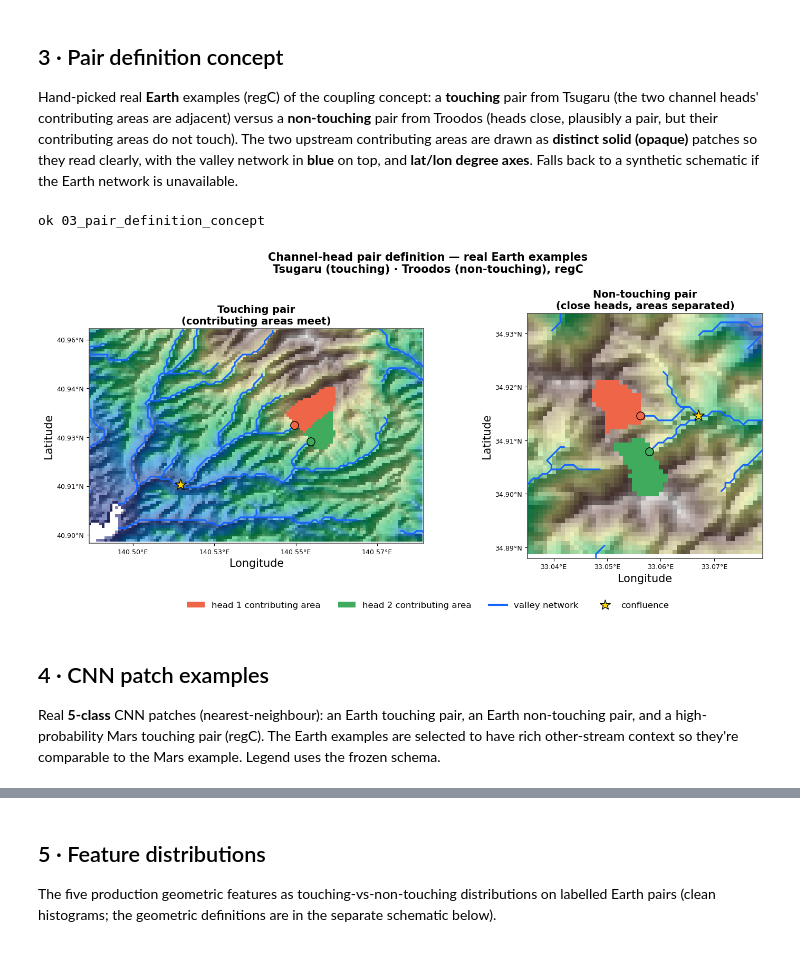
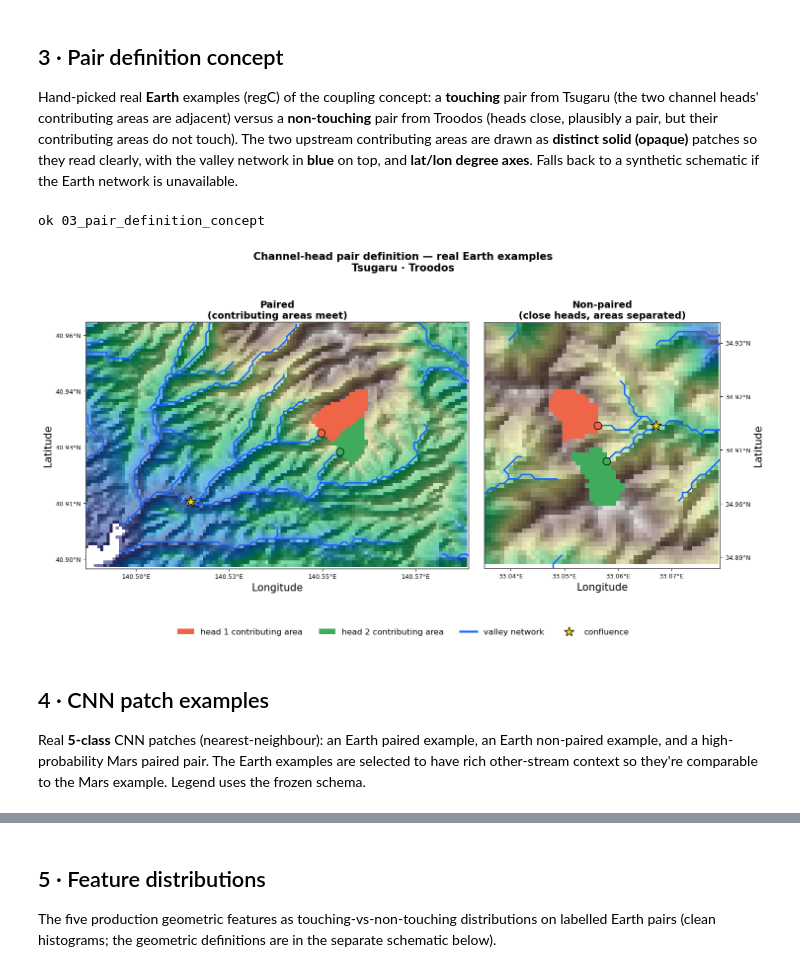
Before and after one commit to GP-Geo/CH_Project, a Jupyter notebook: notebooks/presentation/14_poster_figure_inventory.ipynb, the cells around one changed output, grey strips where cells are left out. Cells and saved outputs as stored; diff of their text form; code cells hidden in the pictures.

```diff
--- a/notebooks/presentation/14_poster_figure_inventory.ipynb
+++ b/notebooks/presentation/14_poster_figure_inventory.ipynb
@@ -270,15 +270,21 @@ try:
     if PRED is not None and segs_by_nid:
         cnt = PRED.groupby("network_id").size()
         cnt = cnt[cnt.index.isin(segs_by_nid)]
-        cc = cnt[(cnt >= 15) & (cnt <= 40)]
-        cc = cc if not cc.empty else cnt
-        nid = int((cc - cnt.median()).abs().idxmin())
-        sources += [paths.MARS_TOPOLOGY_GPKG, paths.MARS_HILLSHADE]
+        # Use a large, complex, well-framed valley network for the overview.
+        # Prefer the hand-picked one; otherwise fall back to the most complex
+        # (most segments) network so the panel stays rich if data changes.
+        PREFERRED_MARS_NET = 2
+        if PREFERRED_MARS_NET in cnt.index:
+            nid = PREFERRED_MARS_NET
+        else:
+            nseg = pd.Series({k: len(segs_by_nid[k]) for k in cnt.index})
+            nid = int(nseg.idxmax())
+        sources += [paths.MARS_TOPOLOGY_GPKG, paths.MARS_DEM]
         ext = plot_network_on_hillshade(
-            axes[1], segs_by_nid[nid], paths.MARS_HILLSHADE,
+            axes[1], segs_by_nid[nid], paths.MARS_DEM,
             nodes_n=nodes_by_nid.get(nid), outlet_geom=outlet_pt_by_nid.get(nid),
-            geographic_axes=True,
-            title=f"Mars — network {nid} on MOLA hillshade ({int(cnt[nid])} pairs)")
+            geographic_axes=True, dem_source=True, vert_exag=4.0,
+            title=f"Mars — network {nid} on MOLA DEM hillshade ({int(cnt[nid])} pairs)")
         if ext is None:  # MOLA unavailable -> clean vector fallback
             axes[1].clear()
             plot_network_overview(axes[1], segs_by_nid[nid], nodes_by_nid.get(nid),
@@ -332,60 +338,72 @@ try:
             pair_nets[b] = build_earth_basin_network(b, regime=SELECTED_REGIME)
             sources.append(paths.EXAMPLE_DEMS.get(b))
 
-    fig, axes = plt.subplots(1, 2, figsize=(15, 7))
+    # width_ratios match each map's width/height aspect (tsugaru 1.56, troodos
+    # 0.96) so both panels render the same height, fill their cells and sit
+    # close together with minimal white space.
+    fig, axes = plt.subplots(1, 2, figsize=(15, 8.0),
+                             gridspec_kw={"width_ratios": [1.56, 0.96]})
     nt = pair_nets[tcfg["basin"]]
     plot_earth_pair_map(axes[0], nt.fd, nt.s, nt.dem,
                         tcfg["confluence"], tcfg["head_1"], tcfg["head_2"],
                         geographic_axes=True,
-                        title="Touching pair\n(contributing areas meet)")
+                        title="Paired\n(contributing areas meet)")
     nn = pair_nets[ncfg["basin"]]
     plot_earth_pair_map(axes[1], nn.fd, nn.s, nn.dem,
                         ncfg["confluence"], ncfg["head_1"], ncfg["head_2"],
                         geographic_axes=True,
-                        title="Non-touching pair\n(close heads, areas separated)")
+                        title="Non-paired\n(close heads, areas separated)")
+    # Right panel: latitude axis on the RIGHT so its labels never sit in the
+    # gap between the two maps (keeps the inter-panel margin minimal).
+    axes[1].yaxis.set_label_position("right")
+    axes[1].yaxis.tick_right()
+    axes[1].tick_params(axis="y", left=False, labelleft=False, right=True,
+                        labelright=True, labelsize=9)
     handles = [
         Patch(facecolor=PAIR_AREA_COLOR_1, label="head 1 contributing area"),
         Patch(facecolor=PAIR_AREA_COLOR_2, label="head 2 contributing area"),
         Line2D([0], [0], color=PAIR_STREAM_COLOR, lw=3, label="valley network"),
         Line2D([0], [0], marker="*", color="w", markerfacecolor="gold",
                markeredgecolor="k", markersize=15, linestyle="", label="confluence"),
     ]
     fig.legend(handles=handles, loc="lower center", ncol=4, frameon=False,
                bbox_to_anchor=(0.5, -0.01))
     fig.suptitle(
         "Channel-head pair definition — real Earth examples\n"
-        f"{tcfg['basin'].title()} (touching) · {ncfg['basin'].title()} "
-        f"(non-touching), regC", fontsize=15, fontweight="bold")
-    fig.tight_layout(rect=(0, 0.05, 1, 1))
+        f"{tcfg['basin'].title()} \u00b7 {ncfg['basin'].title()}",
+        fontsize=15, fontweight="bold")
+    # Minimal inter-panel margin (latitude labels live on the outer edges).
+    fig.tight_layout(rect=(0, 0.06, 1, 1))
+    fig.subplots_adjust(wspace=0.05)
     outs = export(fig, fid)
     record(fid, "Pair definition concept",
-           f"Real Earth touching pair ({tcfg['basin']}) and non-touching pair "
+           f"Real Earth paired example ({tcfg['basin']}) and non-paired example "
            f"({ncfg['basin']}): contributing-area contact vs separation.",
            "Methods", sources, outs, "generated", missing_inputs(sources))
     print("ok", fid)
 except Exception as e:
     # Synthetic fallback if the Earth basins cannot be built.
     try:
         fig = pair_definition_concept()
         outs = export(fig, fid)
         record(fid, "Pair definition concept",
                "Synthetic pair-definition schematic (Earth build unavailable).",
                "Methods", sources, outs, "generated (synthetic fallback)", [repr(e)])
         print("[fallback]", fid, repr(e))
     except Exception as e2:
         record(fid, "Pair definition concept", "Pair concept figure.",
                "Methods", sources, [], "error", [repr(e2)])
         print("FAILED", fid, repr(e2))
 # %% [output]
 ok 03_pair_definition_concept
-[figure, old version]
+[figure, new version]
 # %% [markdown]
 ## 4 · CNN patch examples
 
-Real **5-class** CNN patches (nearest-neighbour): an Earth touching pair, an
-Earth non-touching pair, and a high-probability Mars touching pair (regC). The
-Earth examples are selected to have rich other-stream context so they're
-comparable to the Mars example. Legend uses the frozen schema.
+Real **5-class** CNN patches (nearest-neighbour): an Earth paired example, an
+Earth non-paired example, and a high-probability Mars paired pair. The Earth
+examples are selected to have rich other-stream context so they're comparable to
+the Mars example. Legend uses the frozen schema.
 # %%
 fid = "04_cnn_patch_examples"
 sources = []
```
Also changed, not shown: parts of 5 cells of this notebook, 4 other files.
